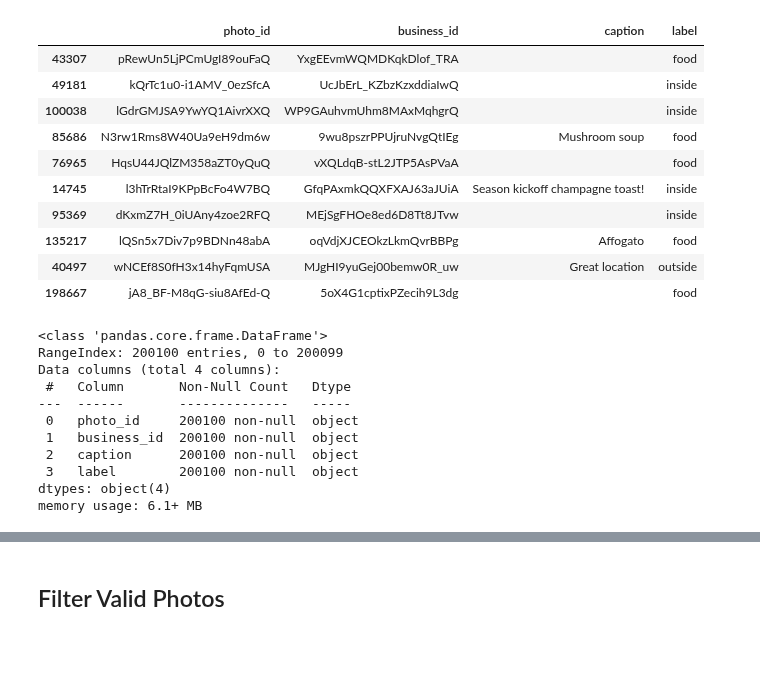
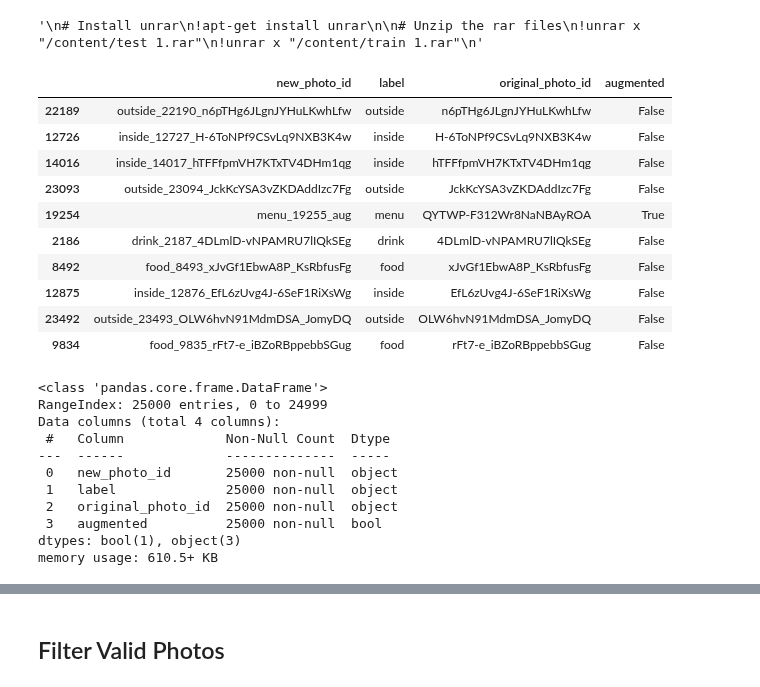
Before and after one commit to LCIT-AISC-T3-S25/Group2, a Jupyter notebook: CV/Clifford/CV_Case_Study_2_Group_2_cGAN_Clifford_Addison.ipynb, the cells around one changed output, grey strips where cells are left out. Saved outputs shown, nothing was run; the diff lists cells and outputs as text; code cells hidden in the pictures; blank space fills up the shorter version.

```diff
--- a/CV/Clifford/CV_Case_Study_2_Group_2_cGAN_Clifford_Addison.ipynb
+++ b/CV/Clifford/CV_Case_Study_2_Group_2_cGAN_Clifford_Addison.ipynb
@@ -0,0 +1,11 @@
+# %%
+'''
+# Install unrar
+!apt-get install unrar
+
+# Unzip the rar files
+!unrar x "/content/test 1.rar"
+!unrar x "/content/train 1.rar"
+'''
+# %% [output]
+'\n# Install unrar\n!apt-get install unrar\n\n# Unzip the rar files\n!unrar x "/content/test 1.rar"\n!unrar x "/content/train 1.rar"\n'
@@ -26,30 +39,33 @@ photos_df = pd.read_json('./Yelp Photos/photos.json', lines=True)
+# %%
+# Load the training metadata
+train_df = pd.read_csv('./Train1/processed_metadata_train.csv')
 # %%
 # Check 10 samples
-photos_df.sample(10)
+train_df.sample(10)
 # %% [output]
-|  | photo_id | business_id | caption | label |
-| 43307 | pRewUn5LjPCmUgI89ouFaQ | YxgEEvmWQMDKqkDlof_TRA |  | food |
-| 49181 | kQrTc1u0-i1AMV_0ezSfcA | UcJbErL_KZbzKzxddiaIwQ |  | inside |
-| 100038 | lGdrGMJSA9YwYQ1AivrXXQ | WP9GAuhvmUhm8MAxMqhgrQ |  | inside |
-| 85686 | N3rw1Rms8W40Ua9eH9dm6w | 9wu8pszrPPUjruNvgQtIEg | Mushroom soup | food |
-| 76965 | HqsU44JQlZM358aZT0yQuQ | vXQLdqB-stL2JTP5AsPVaA |  | food |
-| 14745 | l3hTrRtaI9KPpBcFo4W7BQ | GfqPAxmkQQXFXAJ63aJUiA | Season kickoff champagne toast! | inside |
-| 95369 | dKxmZ7H_0iUAny4zoe2RFQ | MEjSgFHOe8ed6D8Tt8JTvw |  | inside |
-| 135217 | lQSn5x7Div7p9BDNn48abA | oqVdjXJCEOkzLkmQvrBBPg | Affogato | food |
-| 40497 | wNCEf8S0fH3x14hyFqmUSA | MJgHI9yuGej00bemw0R_uw | Great location | outside |
-| 198667 | jA8_BF-M8qG-siu8AfEd-Q | 5oX4G1cptixPZecih9L3dg |  | food |
+|  | new_photo_id | label | original_photo_id | augmented |
+| 22189 | outside_22190_n6pTHg6JLgnJYHuLKwhLfw | outside | n6pTHg6JLgnJYHuLKwhLfw | False |
+| 12726 | inside_12727_H-6ToNPf9CSvLq9NXB3K4w | inside | H-6ToNPf9CSvLq9NXB3K4w | False |
+| 14016 | inside_14017_hTFFfpmVH7KTxTV4DHm1qg | inside | hTFFfpmVH7KTxTV4DHm1qg | False |
+| 23093 | outside_23094_JckKcYSA3vZKDAddIzc7Fg | outside | JckKcYSA3vZKDAddIzc7Fg | False |
+| 19254 | menu_19255_aug | menu | QYTWP-F312Wr8NaNBAyROA | True |
+| 2186 | drink_2187_4DLmlD-vNPAMRU7lIQkSEg | drink | 4DLmlD-vNPAMRU7lIQkSEg | False |
+| 8492 | food_8493_xJvGf1EbwA8P_KsRbfusFg | food | xJvGf1EbwA8P_KsRbfusFg | False |
+| 12875 | inside_12876_EfL6zUvg4J-6SeF1RiXsWg | inside | EfL6zUvg4J-6SeF1RiXsWg | False |
+| 23492 | outside_23493_OLW6hvN91MdmDSA_JomyDQ | outside | OLW6hvN91MdmDSA_JomyDQ | False |
+| 9834 | food_9835_rFt7-e_iBZoRBppebbSGug | food | rFt7-e_iBZoRBppebbSGug | False |
 # %%
 # Check info
-photos_df.info()
+train_df.info()
 # %% [output]
 <class 'pandas.core.frame.DataFrame'>
-RangeIndex: 200100 entries, 0 to 200099
+RangeIndex: 25000 entries, 0 to 24999
 Data columns (total 4 columns):
- #   Column       Non-Null Count   Dtype
----  ------       --------------   -----
- 0   photo_id     200100 non-null  object
- 1   business_id  200100 non-null  object
- 2   caption      200100 non-null  object
- 3   label        200100 non-null  object
-dtypes: object(4)
-memory usage: 6.1+ MB
+ #   Column             Non-Null Count  Dtype
+---  ------             --------------  -----
+ 0   new_photo_id       25000 non-null  object
+ 1   label              25000 non-null  object
+ 2   original_photo_id  25000 non-null  object
+ 3   augmented          25000 non-null  bool
+dtypes: bool(1), object(3)
+memory usage: 610.5+ KB
```
Also changed, not shown: parts of 34 cells of this notebook.
